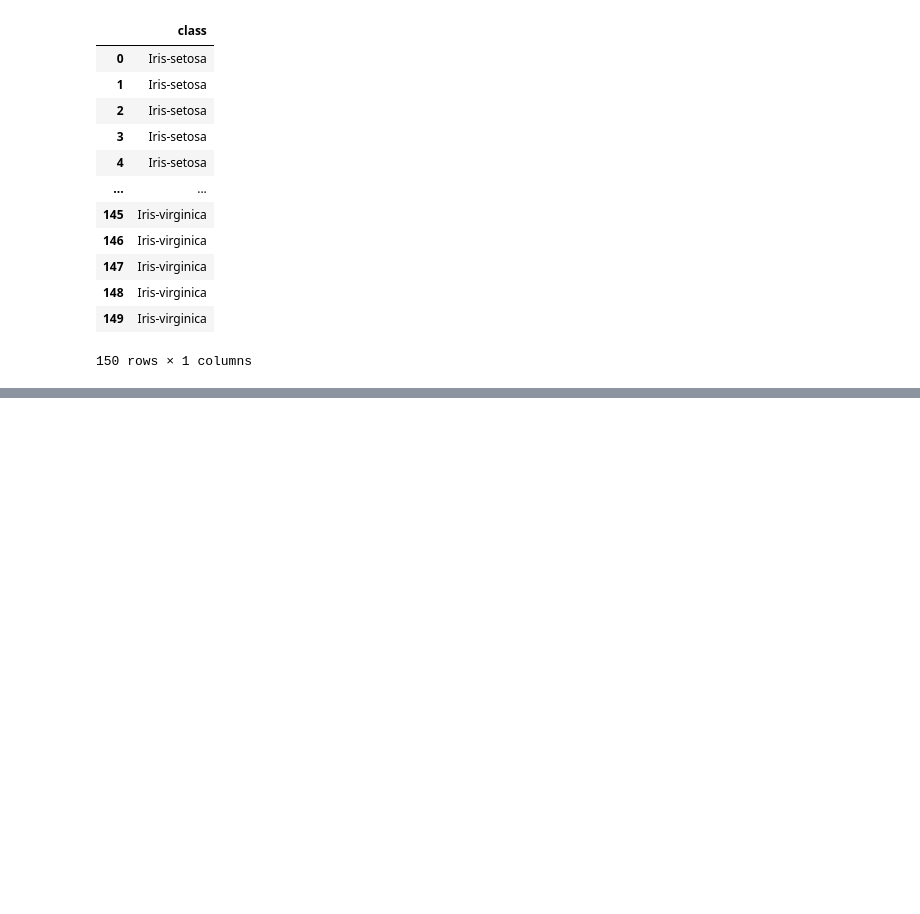
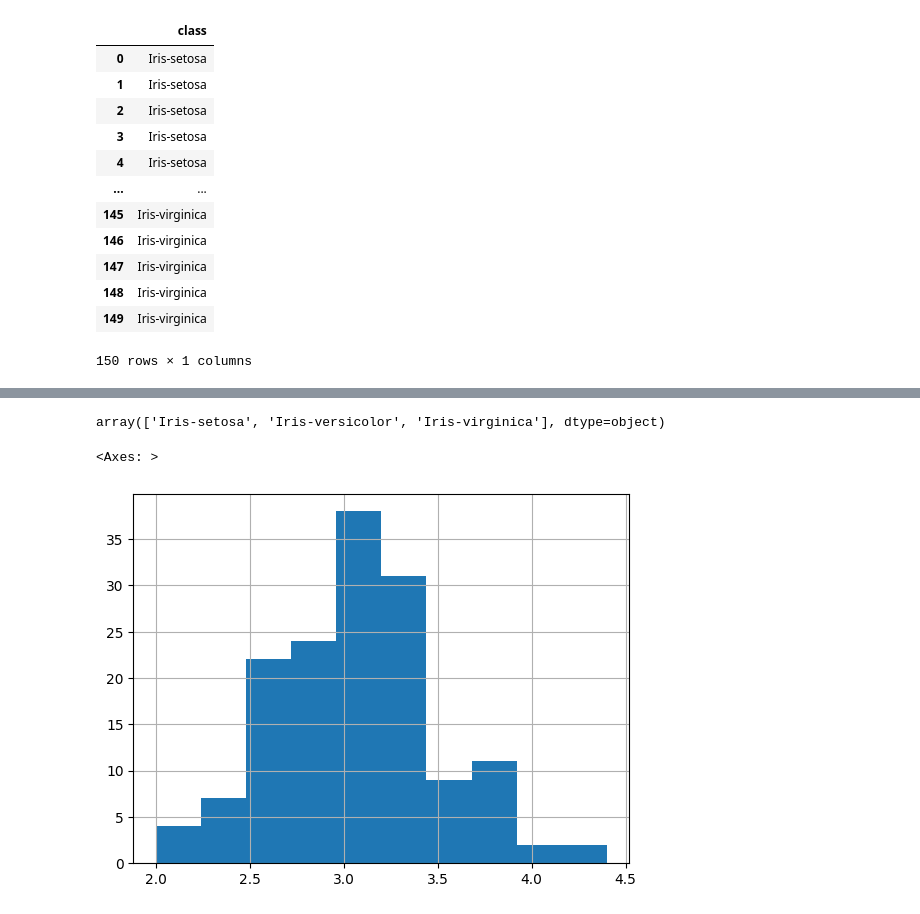
Before and after one commit to Manith-Ratnayake/UCI_machine_learning, a Jupyter notebook: Iris.ipynb, the cells around one changed output, grey strips where cells are left out. Cells and saved outputs as stored; diff of their text form; code cells hidden in the pictures; blank space fills up the shorter version.

```diff
--- a/Iris.ipynb
+++ b/Iris.ipynb
@@ -78,0 +123,9 @@ y
+# %%
+y['class'].unique()
+# %% [output]
+array(['Iris-setosa', 'Iris-versicolor', 'Iris-virginica'], dtype=object)
+# %%
+X["sepal width"].hist()
+# %% [output]
+<Axes: >
+[figure, added]
```
Also changed, not shown: parts of 28 cells of this notebook.
